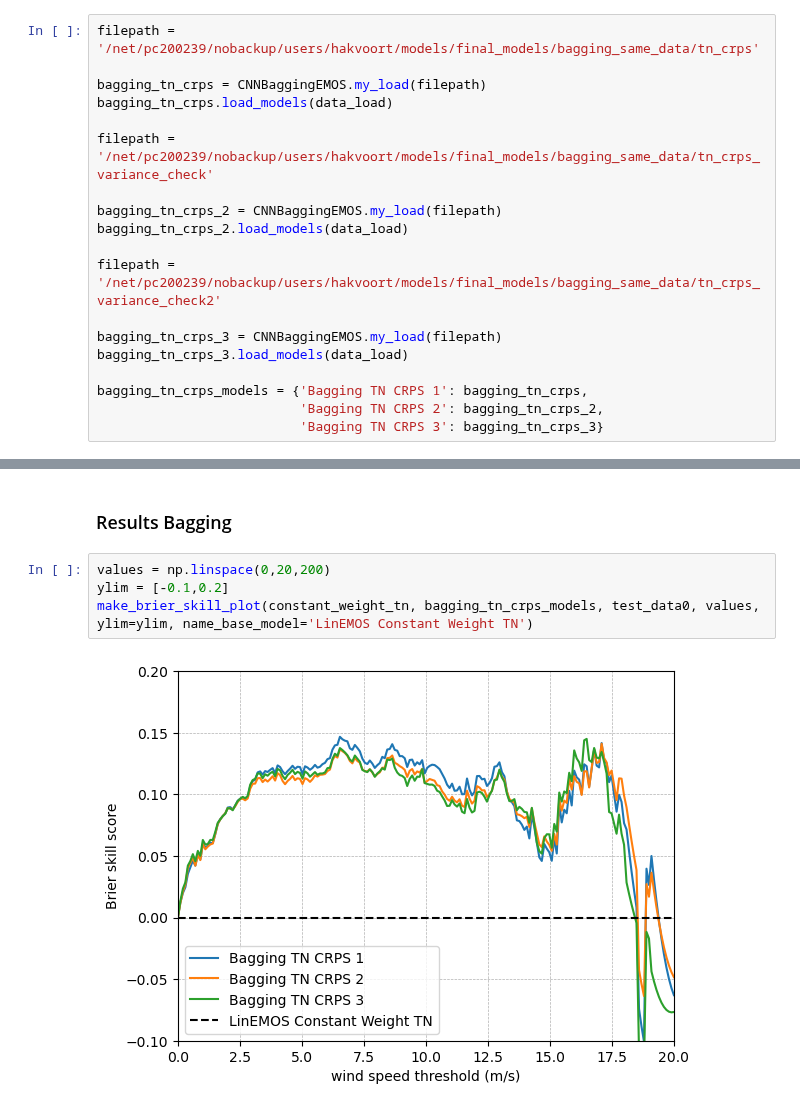
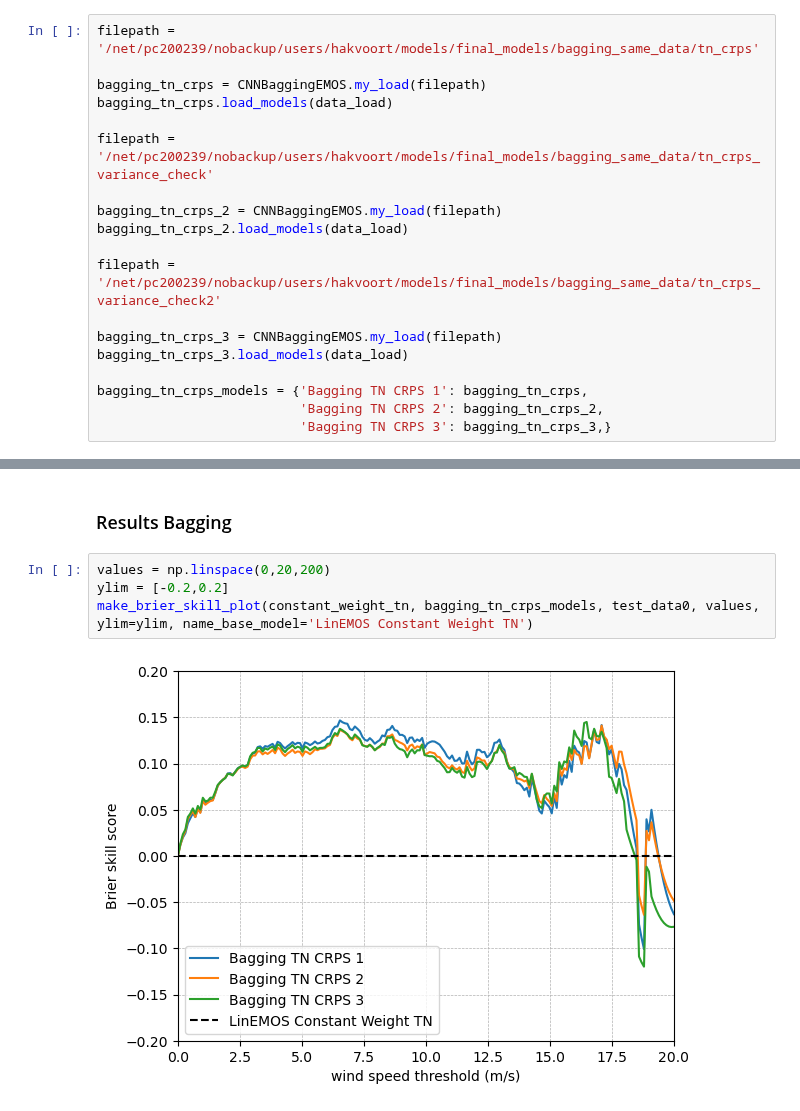
Before and after one commit to SimonHakvoort/thesiscode, a Jupyter notebook: src/visualization/experiments_figures.ipynb, the cells around one changed output, grey strips where cells are left out. Saved outputs shown, nothing was run; the diff lists cells and outputs as text.

```diff
--- a/src/visualization/experiments_figures.ipynb
+++ b/src/visualization/experiments_figures.ipynb
@@ -312,5 +369,5 @@ bagging_tn_crps_3.load_models(data_load)
 
 bagging_tn_crps_models = {'Bagging TN CRPS 1': bagging_tn_crps,
                           'Bagging TN CRPS 2': bagging_tn_crps_2,
-                          'Bagging TN CRPS 3': bagging_tn_crps_3}
+                          'Bagging TN CRPS 3': bagging_tn_crps_3,}
 # %% [output]
@@ -431,9 +561,9 @@ make_brier_skill_plot(constant_weight_tn, single_cnn_constant_weight_dict, test_
 ### Results Bagging
 # %%
 values = np.linspace(0,20,200)
-ylim = [-0.1,0.2]
+ylim = [-0.2,0.2]
 make_brier_skill_plot(constant_weight_tn, bagging_tn_crps_models, test_data0, values, ylim=ylim, name_base_model='LinEMOS Constant Weight TN')
 # %% [output]
-[figure, old version]
+[figure, new version]
 # %%
 values = np.linspace(0,20,200)
```
Also changed, not shown: parts of 39 cells of this notebook, 5 other files.
